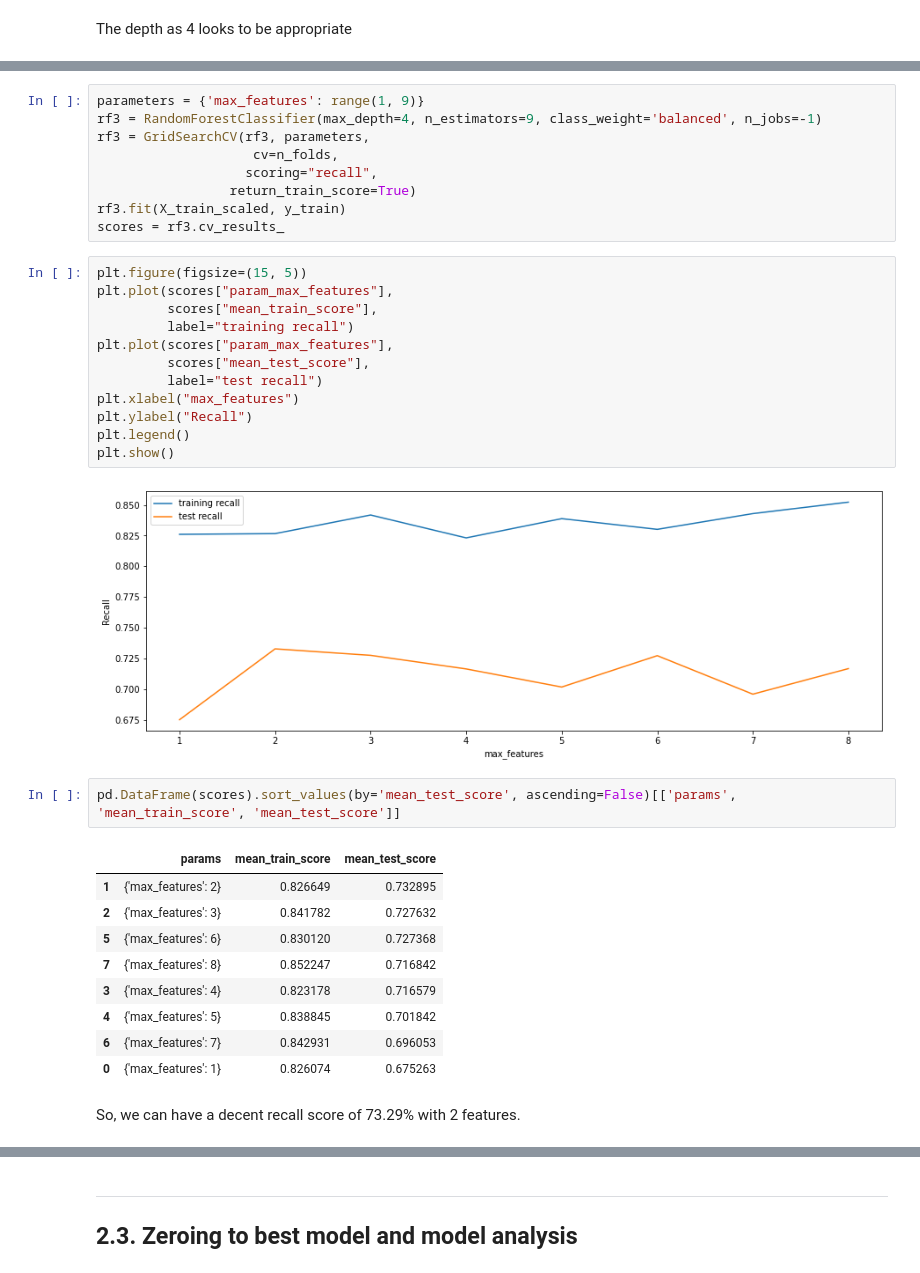
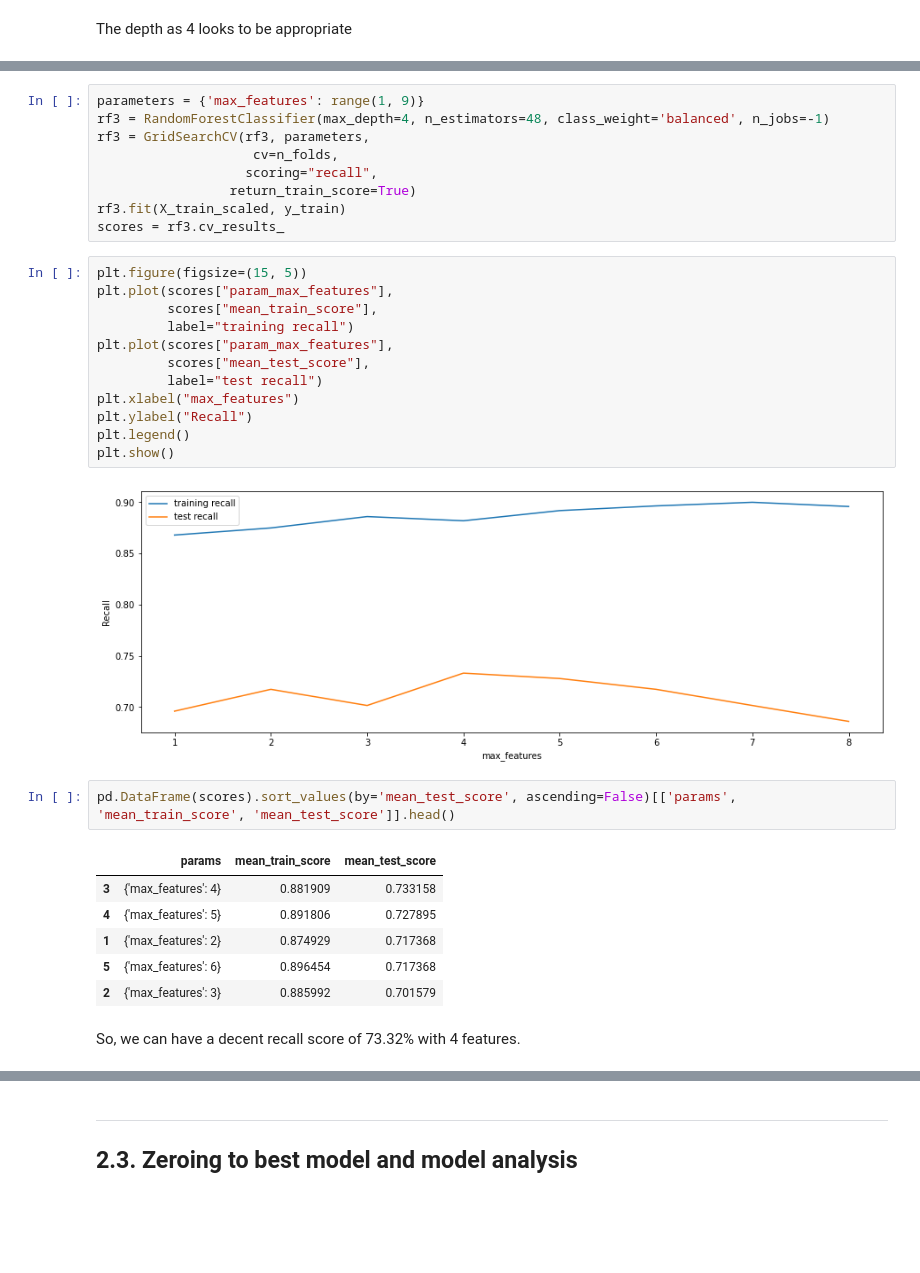
Before and after one commit to rohitnig/challenges, a Jupyter notebook: Carrier Home Check.ipynb, the cells around one changed output, grey strips where cells are left out. Drawn from its saved outputs; the diff is of its cells as text; blank space fills up the shorter version.

```diff
--- a/Carrier Home Check.ipynb
+++ b/Carrier Home Check.ipynb
@@ -352,6 +352,6 @@ df_results
 # %%
 parameters = {'max_features': range(1, 9)}
-rf3 = RandomForestClassifier(max_depth=4, n_estimators=9, class_weight='balanced', n_jobs=-1)
+rf3 = RandomForestClassifier(max_depth=4, n_estimators=48, class_weight='balanced', n_jobs=-1)
 rf3 = GridSearchCV(rf3, parameters,
                     cv=n_folds,
                    scoring="recall",
@@ -371,21 +371,18 @@ plt.ylabel("Recall")
 plt.legend()
 plt.show()
 # %% [output]
-[figure, old version]
+[figure, new version]
 # %%
-pd.DataFrame(scores).sort_values(by='mean_test_score', ascending=False)[['params', 'mean_train_score', 'mean_test_score']]
+pd.DataFrame(scores).sort_values(by='mean_test_score', ascending=False)[['params', 'mean_train_score', 'mean_test_score']].head()
 # %% [output]
 |  | params | mean_train_score | mean_test_score |
-| 1 | {'max_features': 2} | 0.826649 | 0.732895 |
-| 2 | {'max_features': 3} | 0.841782 | 0.727632 |
-| 5 | {'max_features': 6} | 0.830120 | 0.727368 |
-| 7 | {'max_features': 8} | 0.852247 | 0.716842 |
-| 3 | {'max_features': 4} | 0.823178 | 0.716579 |
-| 4 | {'max_features': 5} | 0.838845 | 0.701842 |
-| 6 | {'max_features': 7} | 0.842931 | 0.696053 |
-| 0 | {'max_features': 1} | 0.826074 | 0.675263 |
+| 3 | {'max_features': 4} | 0.881909 | 0.733158 |
+| 4 | {'max_features': 5} | 0.891806 | 0.727895 |
+| 1 | {'max_features': 2} | 0.874929 | 0.717368 |
+| 5 | {'max_features': 6} | 0.896454 | 0.717368 |
+| 2 | {'max_features': 3} | 0.885992 | 0.701579 |
 # %% [markdown]
-So, we can have a decent recall score of 73.29% with 2 features.
+So, we can have a decent recall score of 73.32% with 4 features.
 # %%
 df_results.loc[len(df_results)] = ['Random Forest 3',
                                    metrics.recall_score(y_train, rf3.best_estimator_.predict(X_train_scaled)),
```
Also changed, not shown: parts of 18 cells of this notebook.
